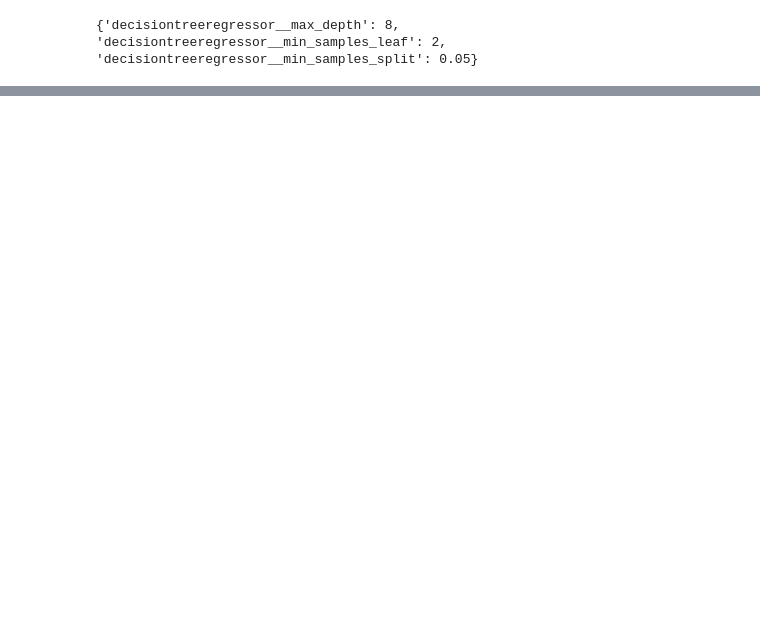
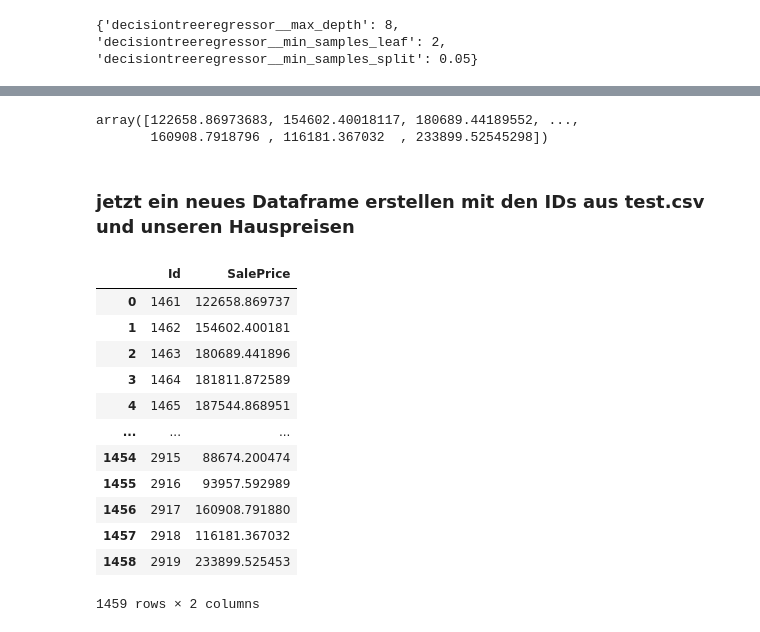
Before and after one commit to berndheidemann/fa21b_house_prices, a Jupyter notebook: analysis.ipynb, the cells around one changed output, grey strips where cells are left out. Cells and saved outputs as stored; diff of their text form; code cells hidden in the pictures; blank space fills up the shorter version.

```diff
--- a/analysis.ipynb
+++ b/analysis.ipynb
@@ -263,0 +307,6 @@ DT rmse on valid 0.18444779624435692
+# %%
+# ensemble all models to get a better result
+from sklearn.ensemble import VotingRegressor
+ensemble = VotingRegressor(estimators=[ ('Decision Tree', dt), ('Random Forest', rf), ('AdaBoost', ada)])
+ensemble.fit(x_train, y_train)
+print_rmse(ensemble, "Ensemble")
@@ -263,0 +341,6 @@ DT rmse on valid 0.18444779624435692
+# %%
+# ensemble all models to get a better result
+from sklearn.ensemble import VotingRegressor
+ensemble = VotingRegressor(estimators=[ ('KNN', knn), ('Decision Tree', dt), ('DT CV', dt_cv), ('Random Forest', rf), ('AdaBoost', ada)])
+ensemble.fit(x_train, y_train)
+print_rmse(ensemble, "Ensemble")
@@ -263,0 +401,27 @@ DT rmse on valid 0.18444779624435692
+# %%
+preds = ensemble.predict(df_test)
+house_prices=np.exp(preds)
+# %%
+house_prices
+# %% [output]
+array([122658.86973683, 154602.40018117, 180689.44189552, ...,
+       160908.7918796 , 116181.367032  , 233899.52545298])
+# %% [markdown]
+### jetzt ein neues Dataframe erstellen mit den IDs aus test.csv und unseren Hauspreisen
+# %%
+submission_df=pd.DataFrame({"Id": df_test["Id"], "SalePrice": house_prices})
+submission_df
+# %% [output]
+|  | Id | SalePrice |
+| 0 | 1461 | 122658.869737 |
+| 1 | 1462 | 154602.400181 |
+| 2 | 1463 | 180689.441896 |
+| 3 | 1464 | 181811.872589 |
+| 4 | 1465 | 187544.868951 |
+| ... | ... | ... |
+| 1454 | 2915 | 88674.200474 |
+| 1455 | 2916 | 93957.592989 |
+| 1456 | 2917 | 160908.791880 |
+| 1457 | 2918 | 116181.367032 |
+| 1458 | 2919 | 233899.525453 |
+1459 rows × 2 columns
```
Also changed, not shown: parts of 40 cells of this notebook, 1 other file.
